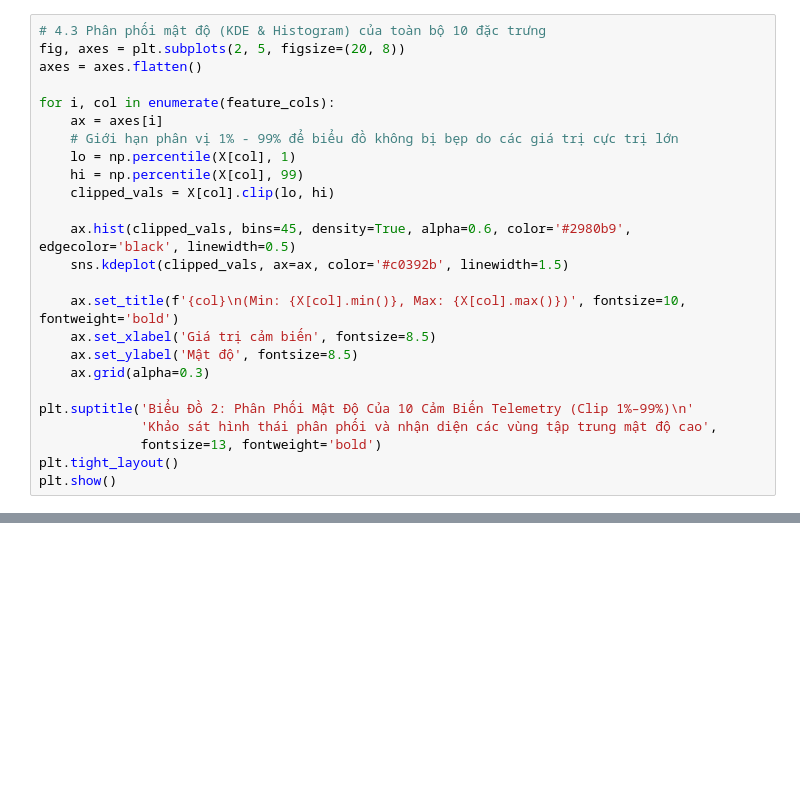
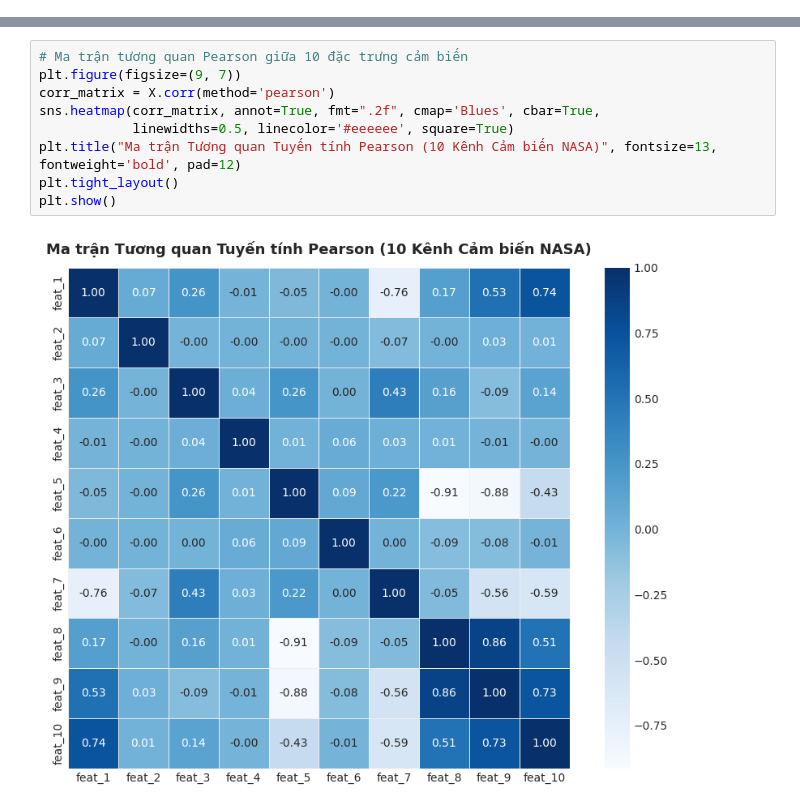
Before and after one commit to vongocgiavy/IFOREST, a Jupyter notebook: shuttle_anomaly_detection_iforest.ipynb, the cells around one changed output, grey strips where cells are left out. Cells and saved outputs as stored; diff of their text form; blank space fills up the shorter version.

```diff
--- a/shuttle_anomaly_detection_iforest.ipynb
+++ b/shuttle_anomaly_detection_iforest.ipynb
@@ -157,25 +0,0 @@ plt.show()
-# %%
-# 4.3 Phân phối mật độ (KDE & Histogram) của toàn bộ 10 đặc trưng
-fig, axes = plt.subplots(2, 5, figsize=(20, 8))
-axes = axes.flatten()
-
-for i, col in enumerate(feature_cols):
-    ax = axes[i]
-    # Giới hạn phân vị 1% - 99% để biểu đồ không bị bẹp do các giá trị cực trị lớn
-    lo = np.percentile(X[col], 1)
-    hi = np.percentile(X[col], 99)
-    clipped_vals = X[col].clip(lo, hi)
-
-    ax.hist(clipped_vals, bins=45, density=True, alpha=0.6, color='#2980b9', edgecolor='black', linewidth=0.5)
-    sns.kdeplot(clipped_vals, ax=ax, color='#c0392b', linewidth=1.5)
-
-    ax.set_title(f'{col}\n(Min: {X[col].min()}, Max: {X[col].max()})', fontsize=10, fontweight='bold')
-    ax.set_xlabel('Giá trị cảm biến', fontsize=8.5)
-    ax.set_ylabel('Mật độ', fontsize=8.5)
-    ax.grid(alpha=0.3)
-
-plt.suptitle('Biểu Đồ 2: Phân Phối Mật Độ Của 10 Cảm Biến Telemetry (Clip 1%–99%)\n'
-             'Khảo sát hình thái phân phối và nhận diện các vùng tập trung mật độ cao',
-             fontsize=13, fontweight='bold')
-plt.tight_layout()
-plt.show()
@@ -1041,0 +124,11 @@ Cảm biến lệch mạnh nhất  : feat_2 (57.74σ so với trung bình quần
+# %%
+# Ma trận tương quan Pearson giữa 10 đặc trưng cảm biến
+plt.figure(figsize=(9, 7))
+corr_matrix = X.corr(method='pearson')
+sns.heatmap(corr_matrix, annot=True, fmt=".2f", cmap='Blues', cbar=True,
+            linewidths=0.5, linecolor='#eeeeee', square=True)
+plt.title("Ma trận Tương quan Tuyến tính Pearson (10 Kênh Cảm biến NASA)", fontsize=13, fontweight='bold', pad=12)
+plt.tight_layout()
+plt.show()
+# %% [output]
+[figure, added]
```
Also changed, not shown: parts of 78 cells of this notebook, 1 other file.
